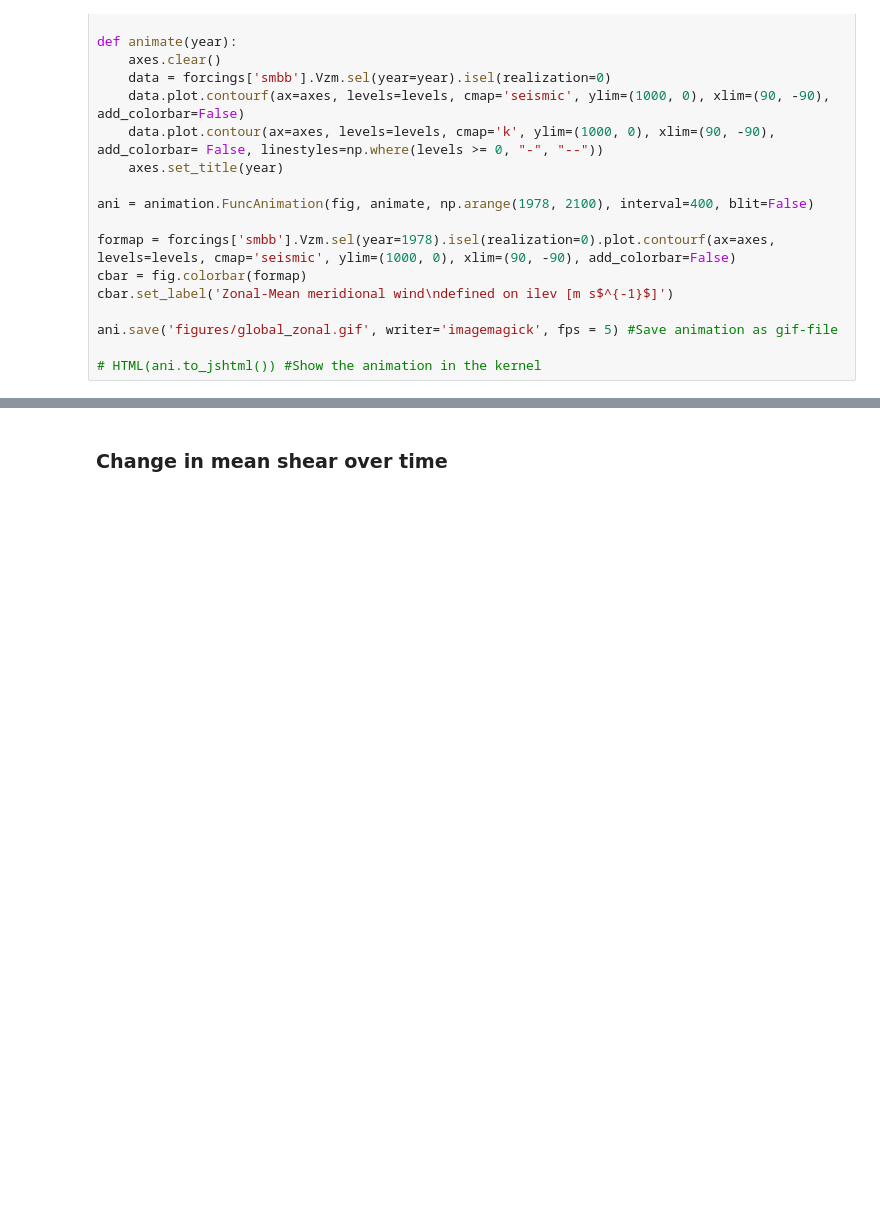
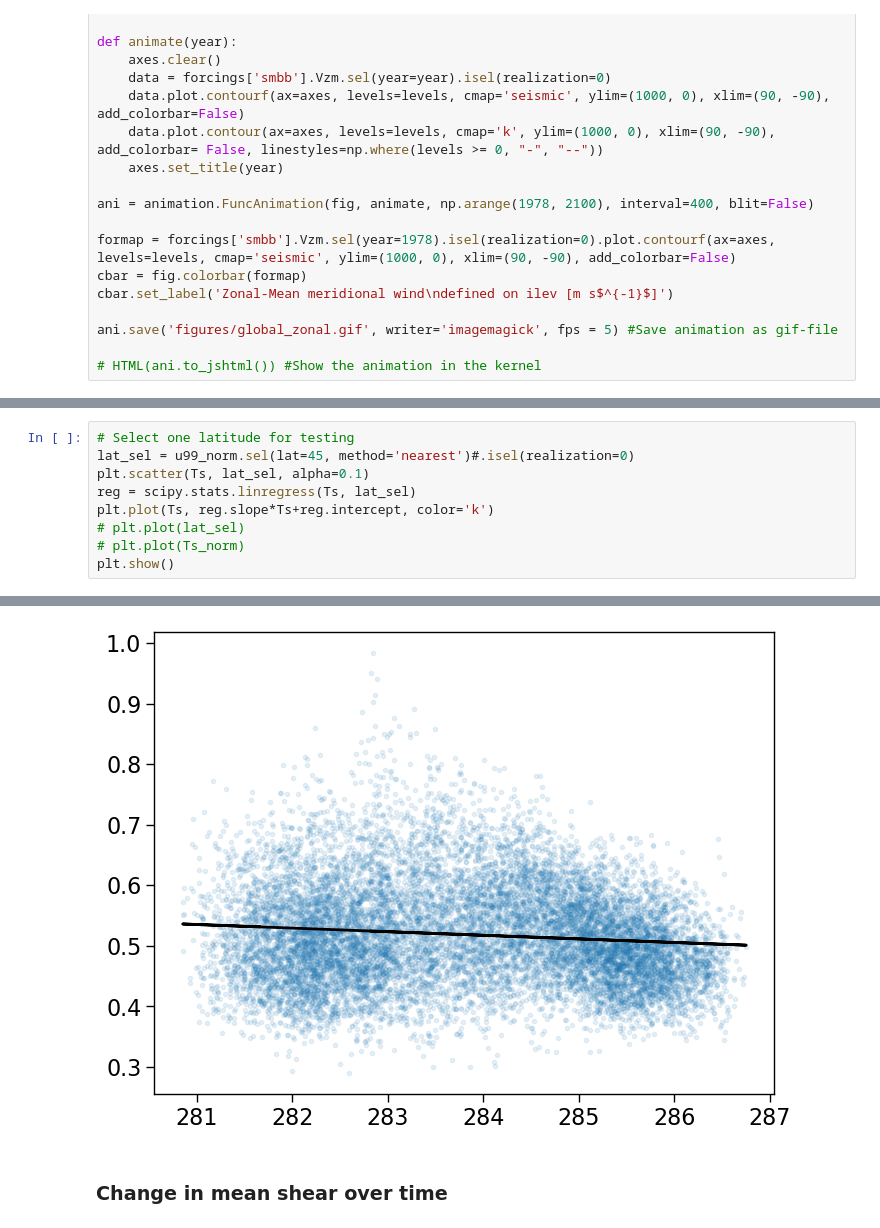
Before and after one commit to ivalencius/winds-of-change, a Jupyter notebook: CESMLENS2.ipynb, the cells around one changed output, grey strips where cells are left out. Drawn from its saved outputs; the diff is of its cells as text; blank space fills up the shorter version.

```diff
--- a/CESMLENS2.ipynb
+++ b/CESMLENS2.ipynb
@@ -1117,0 +1150,10 @@ SH = extratropics.where(extratropics.lat < 0, drop=True)
+# %%
+# Select one latitude for testing
+lat_sel = u99_norm.sel(lat=45, method='nearest')#.isel(realization=0)
+plt.scatter(Ts, lat_sel, alpha=0.1)
+reg = scipy.stats.linregress(Ts, lat_sel)
+plt.plot(Ts, reg.slope*Ts+reg.intercept, color='k')
+# plt.plot(lat_sel)
+# plt.plot(Ts_norm)
+plt.show()
+# %% [output]
@@ -1118,3 +1161,4 @@ SH = extratropics.where(extratropics.lat < 0, drop=True)
+[figure, added]
 # %% [markdown]
 ### Change in mean shear over time
 # %%
```
Also changed, not shown: parts of 32 cells of this notebook.
